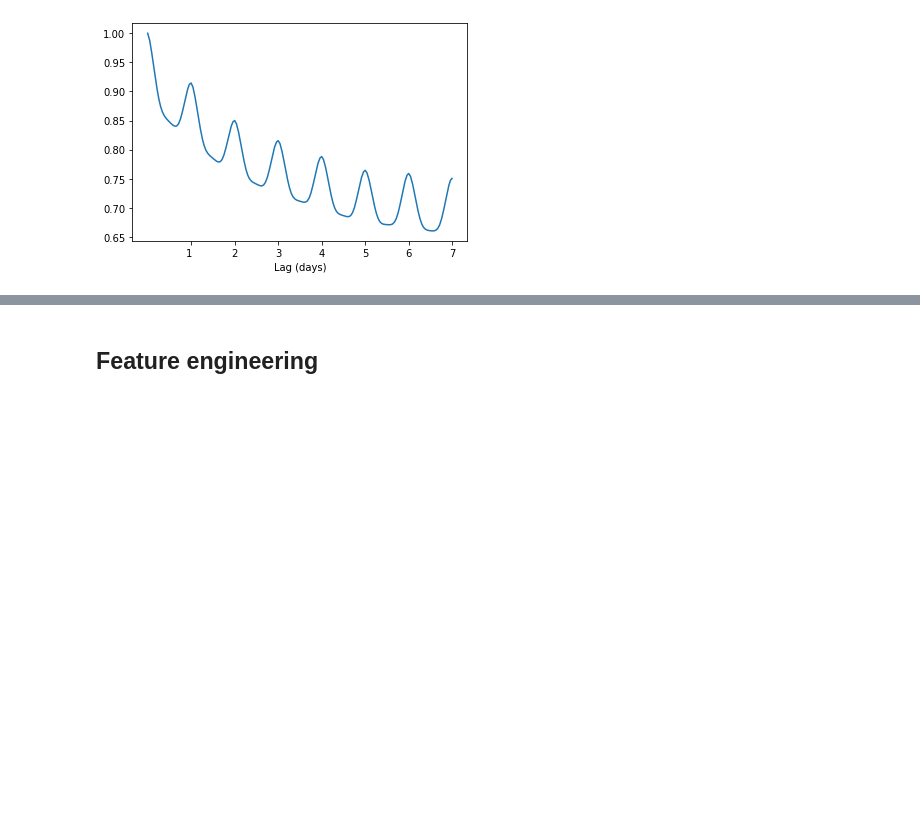
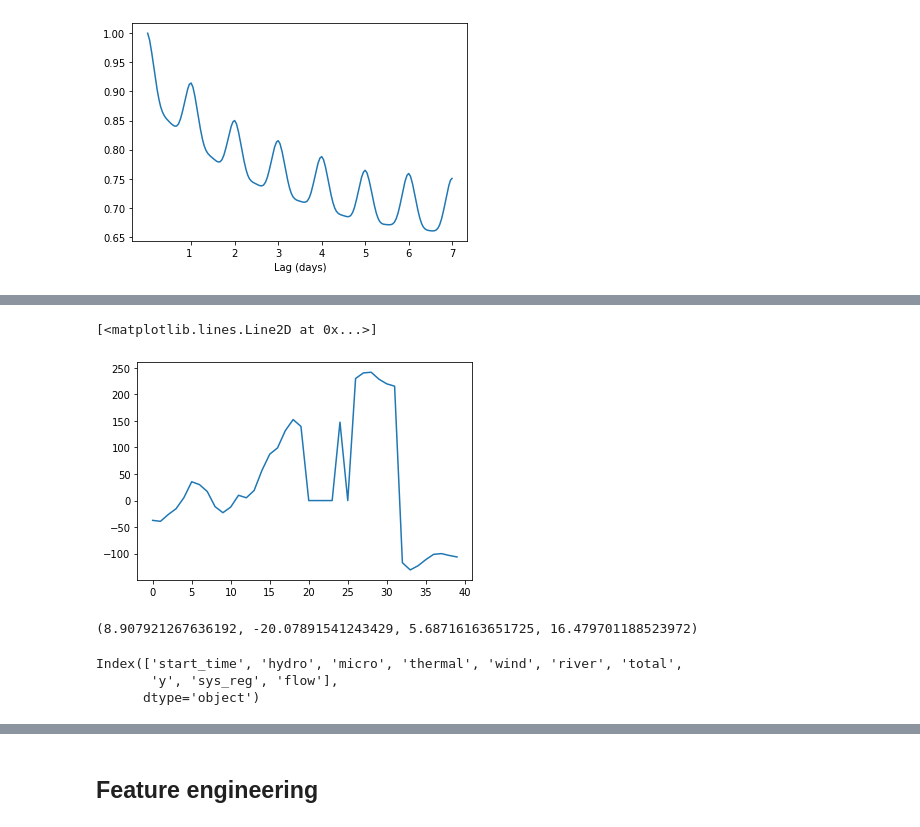
Before and after one commit to Kohmann/DL-power-imbalance-forecasting, a Jupyter notebook: data_exploration.ipynb, the cells around one changed output, grey strips where cells are left out. Cells and saved outputs as stored; diff of their text form; code cells hidden in the pictures; blank space fills up the shorter version.

```diff
--- a/data_exploration.ipynb
+++ b/data_exploration.ipynb
@@ -117,0 +123,22 @@ Text(0.5, 0, 'Lag (days)')
+# %%
+noisy_data = df_validation.y[18635-20:18635+20]
+noisy_data[noisy_data < -700] = np.nan
+plt.plot(noisy_data)
+# %% [output]
+[<matplotlib.lines.Line2D at 0x...>]
+[figure, added]
+# %%
+df = pd.read_csv("data/no1_train.csv")
+df_validation = pd.read_csv("data/no1_validation.csv")
+df_validation_copy = df_validation.copy(deep=True)
+df_validation_copy["y"].where(df_validation_copy.y > -700, 0, inplace=True)
+
+df.y.mean(), df_validation.y.mean(), np.concatenate((df_validation.y.values, df.y.values)).mean(), df_validation_copy.y.mean()
+# %% [output]
+(8.907921267636192, -20.07891541243429, 5.68716163651725, 16.479701188523972)
+# %%
+df.columns
+# %% [output]
+Index(['start_time', 'hydro', 'micro', 'thermal', 'wind', 'river', 'total',
+       'y', 'sys_reg', 'flow'],
+      dtype='object')
```
Also changed, not shown: parts of 74 cells of this notebook, 2 other files.
